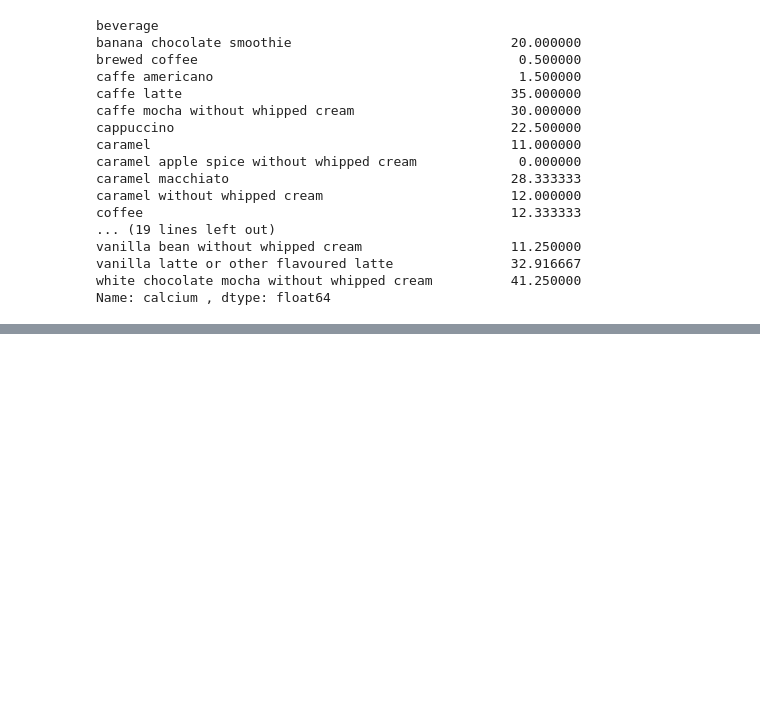
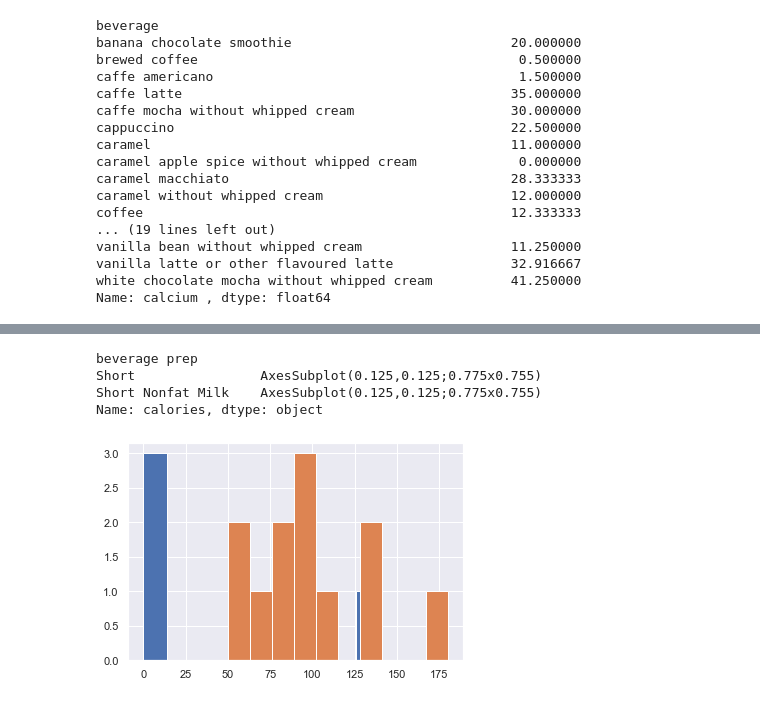
Before and after one commit to skurata681/MDST, a Jupyter notebook: checkpoint2/checkpoint2a.ipynb, the cells around one changed output, grey strips where cells are left out. Cells and saved outputs as stored; diff of their text form; code cells hidden in the pictures; blank space fills up the shorter version.

```diff
--- a/checkpoint2/checkpoint2a.ipynb
+++ b/checkpoint2/checkpoint2a.ipynb
@@ -151,7 +184,32 @@ Name: calcium , dtype: float64
 # %%
 # plot the distribution of calories in Short, Tall, Grande, and Venti drinks
 # (you can use multiple lines for this)
 # twist: you should also include the Nonfat Milk drinks that also have an associated size.
 
 # you can decide how you want to visualize this. Colors? Small multiples? Density vs histogram?
 # the starbucks is your oyster.
+
+short = df[df['beverage prep'] == 'Short']
+shortNonfat = df[df['beverage prep'] == 'Short Nonfat Milk']
+shortAll = short.append(shortNonfat)
+
+tall = df[df['beverage prep'] == 'Tall']
+tallNonfat = df[df['beverage prep'] == 'Tall Nonfat Milk']
+tallAll = tall.append(tallNonfat)
+
+grande = df[df['beverage prep'] == 'Grande']
+grandeNonfat = df[df['beverage prep'] == 'Grande Nonfat Milk']
+grandeAll = grande.append(grandeNonfat)
+grandeAll
+
+venti = df[df['beverage prep'] == 'Venti']
+ventiNonfat = df[df['beverage prep'] == 'Venti Nonfat Milk']
+ventiAll = venti.append(ventiNonfat)
+
+shortAll.groupby('beverage prep')['calories'].hist()
+# %% [output]
+beverage prep
+Short                AxesSubplot(0.125,0.125;0.775x0.755)
+Short Nonfat Milk    AxesSubplot(0.125,0.125;0.775x0.755)
+Name: calories, dtype: object
+[figure, added]
```
Also changed, not shown: parts of 7 cells of this notebook.
